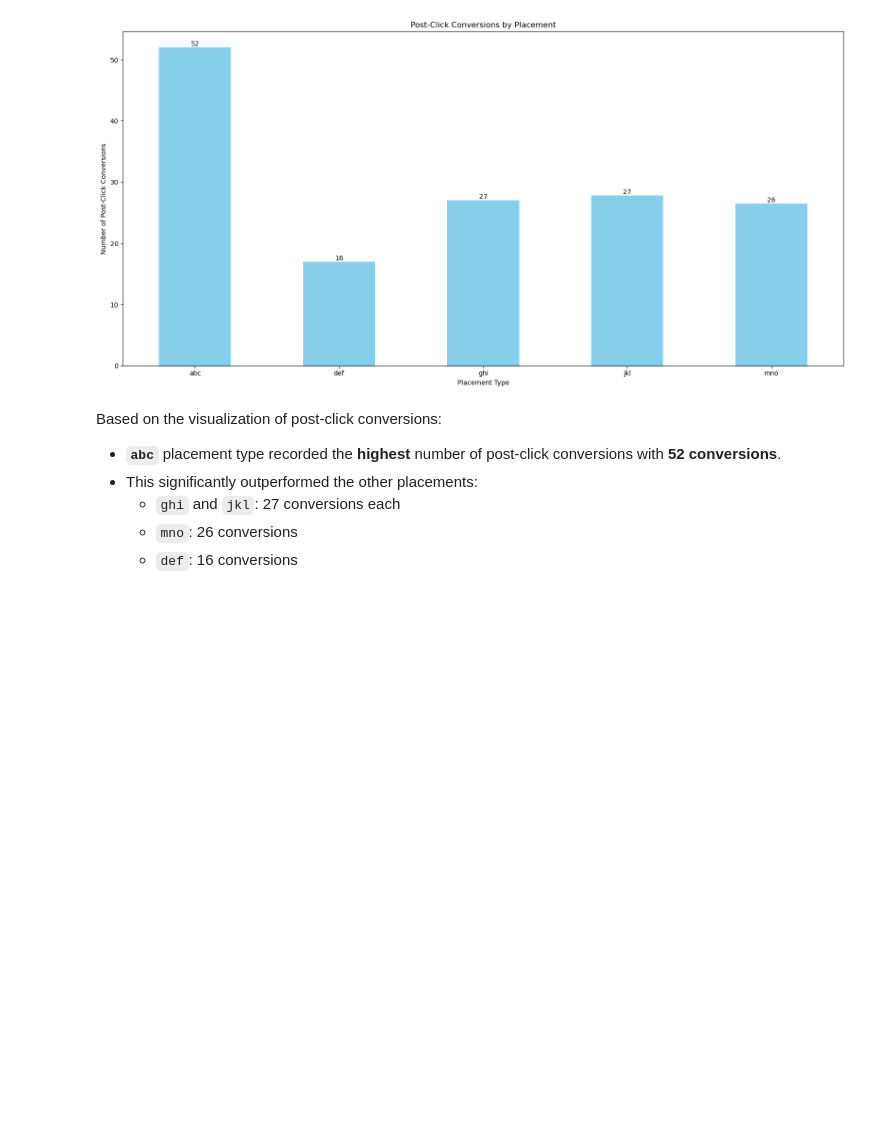
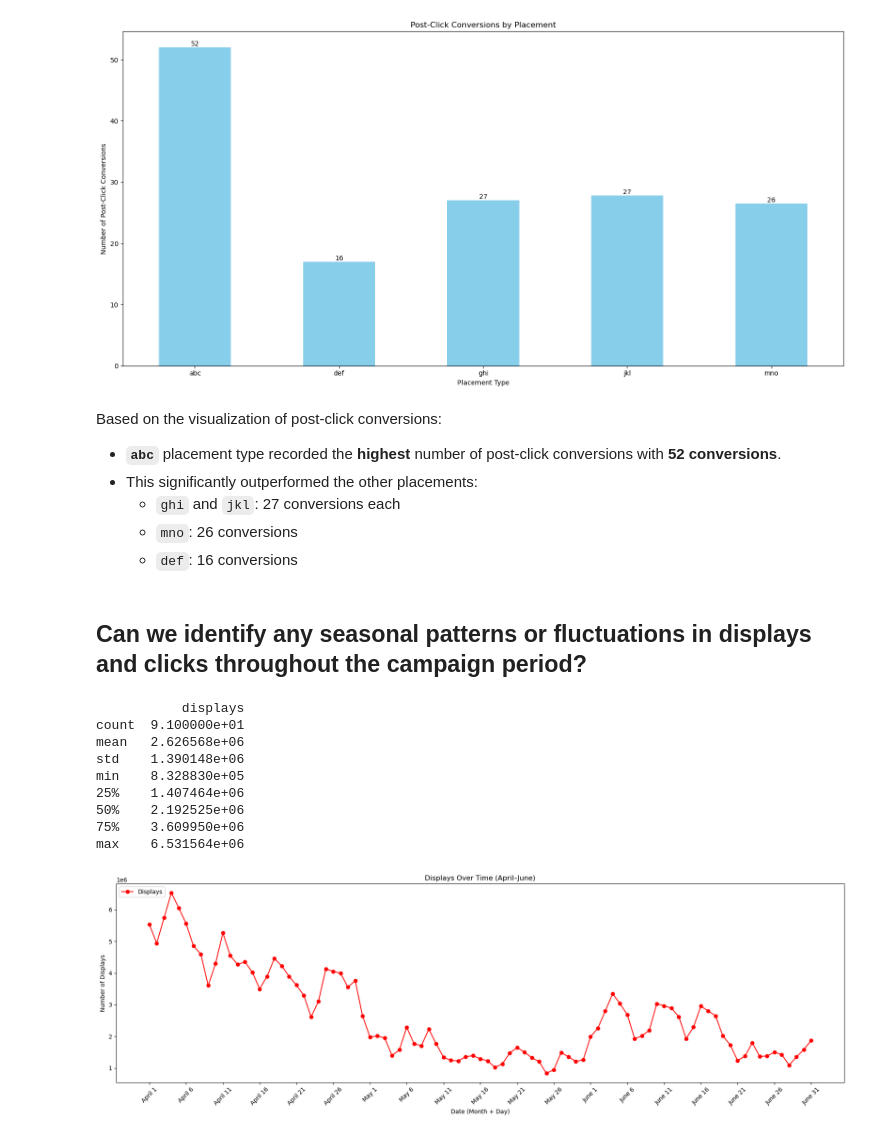
Before and after one commit to Tanush-IIITH/Projects, a Jupyter notebook: Online_Ads_DS/main.ipynb, the cells around one changed output. Drawn from its saved outputs; the diff is of its cells as text; code cells hidden in the pictures; blank space fills up the shorter version.

Commit message:
Add analysis of fluctuations in displays and clicks

```diff
--- a/Online_Ads_DS/main.ipynb
+++ b/Online_Ads_DS/main.ipynb
@@ -822,3 +822,45 @@ Based on the visualization of post-click conversions:
   - `ghi` and `jkl`: 27 conversions each
   - `mno`: 26 conversions
   - `def`: 16 conversions
+# %% [markdown]
+## Can we identify any seasonal patterns or fluctuations in displays and clicks throughout the campaign period?
+# %%
+#Creating a visualization of displays overtime
+overtime_displays = df.groupby('month_day')['displays'].sum()
+
+sort_key = overtime_displays.index.map(
+    lambda x: f"{month_map[x.split()[0]]}-{int(x.split()[1]):02d}"
+)
+
+overtime_displays = overtime_displays.to_frame()
+overtime_displays['sort_key'] = sort_key
+
+overtime_displays = overtime_displays.sort_values('sort_key').drop(columns='sort_key')
+
+print(overtime_displays.describe())
+
+fig,ax = plt.subplots(figsize=(18, 6))
+
+overtime_displays.plot(kind='line', marker='o', ax=ax, color='red')
+
+ax.set_title('Displays Over Time (April–June)')
+ax.set_xlabel('Date (Month + Day)')
+ax.set_ylabel('Number of Displays')
+ax.set_xticks(range(0, len(overtime_displays), 5))
+ax.set_xticklabels(overtime_displays.index[::5], rotation=45)
+
+ax.legend(['Displays'], loc='upper left')
+
+plt.tight_layout()
+plt.show()
+# %% [output]
+           displays
+count  9.100000e+01
+mean   2.626568e+06
+std    1.390148e+06
+min    8.328830e+05
+25%    1.407464e+06
+50%    2.192525e+06
+75%    3.609950e+06
+max    6.531564e+06
+[figure, added]
```
Also changed, not shown: parts of 3 cells of this notebook.
